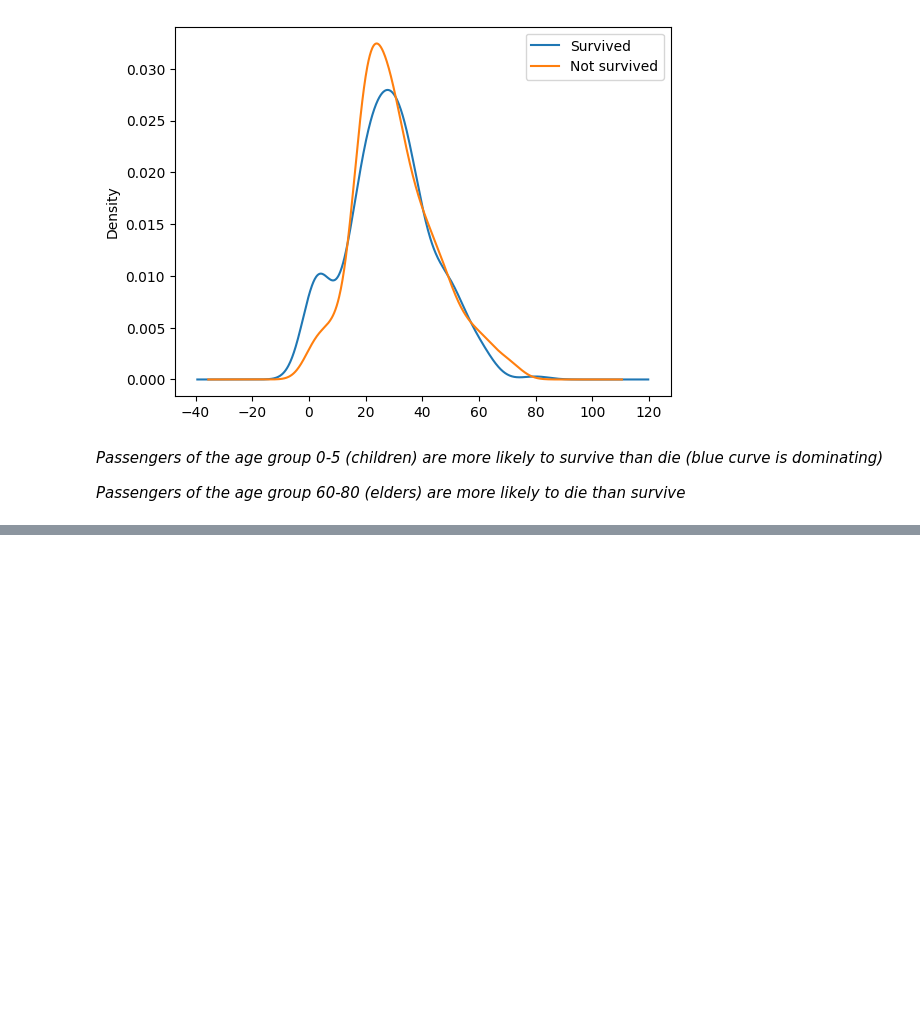
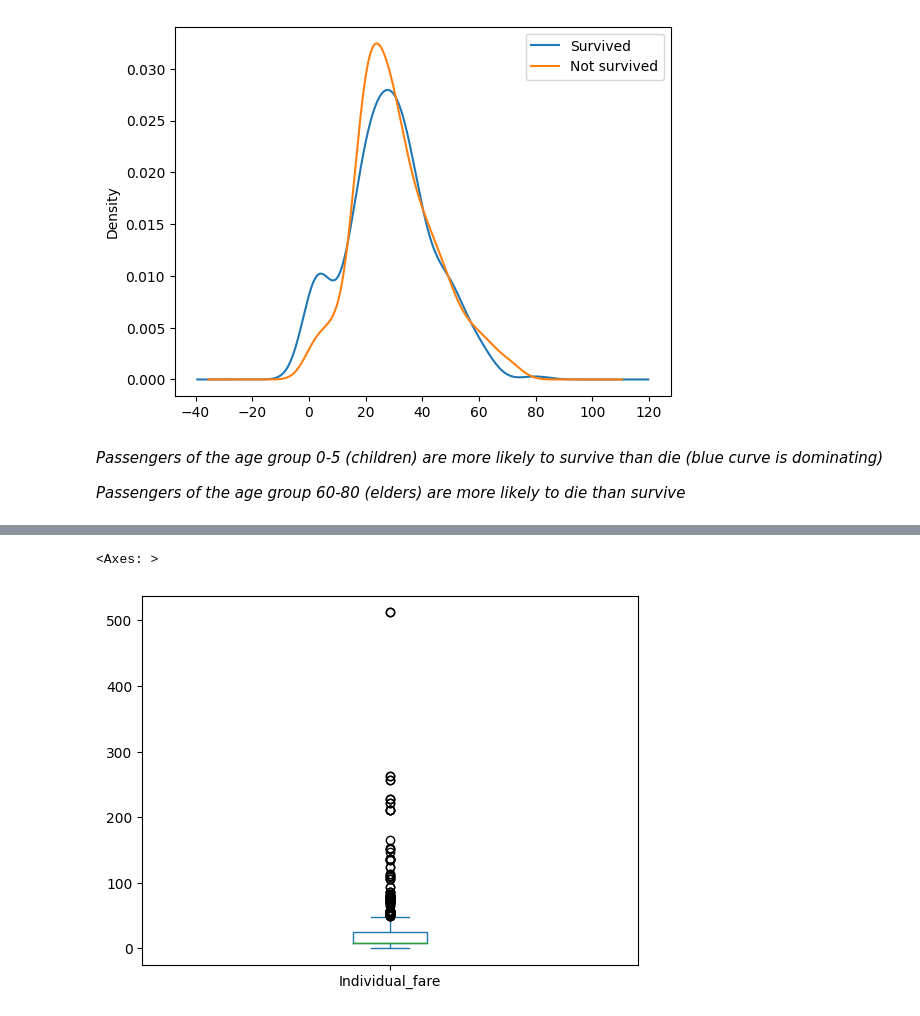
Before and after one commit to NityaVerma19/EDA-on-titanic-dataset, a Jupyter notebook: eda-extracting-insights.ipynb, the cells around one changed output, grey strips where cells are left out. Saved outputs shown, nothing was run; the diff lists cells and outputs as text; code cells hidden in the pictures; blank space fills up the shorter version.

Commit message:
feature engineering: creating new columns

```diff
--- a/eda-extracting-insights.ipynb
+++ b/eda-extracting-insights.ipynb
@@ -481,0 +516,2 @@ plt.show()
+# %%
+df1 = pd.read_csv("/kaggle/input/titanic/test.csv")
@@ -481,0 +526,4 @@ plt.show()
+# %%
+#combining test and train data
+
+df = pd.concat([df,df1])
@@ -481,0 +545,9 @@ plt.show()
+# %%
+#Creating a new column "individual fare" by dividing the fare with the number of members
+
+df['Individual_fare'] = df['Fare']/(df['SibSp']+df['Parch']+1)
+# %%
+df['Individual_fare'].plot(kind = "box")
+# %% [output]
+<Axes: >
+[figure, added]
```
Also changed, not shown: parts of 16 cells of this notebook.
